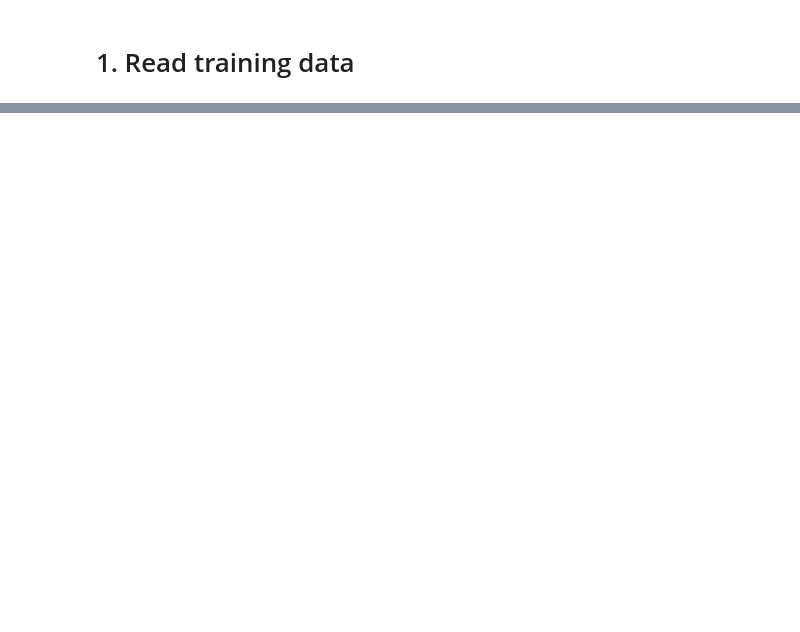
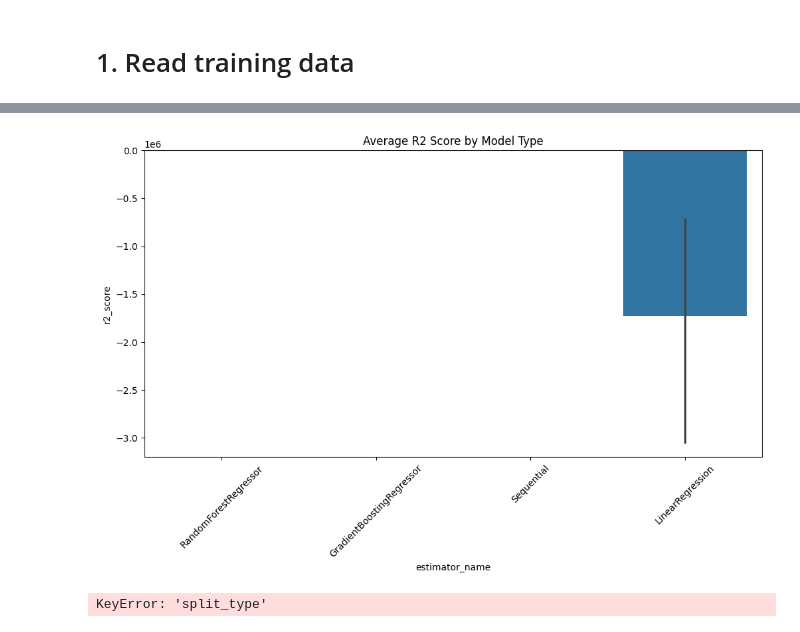
Before and after one commit to dfguerrerom/gwl-modeling, a Jupyter notebook: 3_west_sumatra_visual_interpretation.ipynb, the cells around one changed output, grey strips where cells are left out. Saved outputs shown, nothing was run; the diff lists cells and outputs as text; code cells hidden in the pictures; blank space fills up the shorter version.

```diff
--- a/3_west_sumatra_visual_interpretation.ipynb
+++ b/3_west_sumatra_visual_interpretation.ipynb
@@ -240,6 +219,42 @@ plt.ylabel('RMSE')
 plt.show()
 
 print("Average RMSE across splits:", np.mean(evaluation_results))
+# %%
+results_df = pd.read_csv("data/13_estimation_results/center_multiple_models_cross_validation_results_sorted_2.csv")
+# %%
+import pandas as pd
+import matplotlib.pyplot as plt
+import seaborn as sns
+
+# Assuming phu_cross_validation_results is a list of dictionaries
+results_df = pd.DataFrame(results_df)
+
+# Summary statistics
+summary_stats = results_df[['r2_score', 'rmse', 'pearson_r']].describe()
+
+# Performance by model type
+model_performance = results_df.groupby('estimator_name')[['r2_score', 'rmse', 'pearson_r']].mean()
+
+# Plotting model performance
+plt.figure(figsize=(12, 6))
+sns.barplot(x='estimator_name', y='r2_score', data=results_df)
+plt.title('Average R2 Score by Model Type')
+plt.xticks(rotation=45)
+plt.show()
+
+# Analyze performance by split type
+split_performance = results_df.groupby('split_type')[['r2_score', 'rmse', 'pearson_r']].mean()
+
+# Print the summary statistics and model performance
+print(summary_stats)
+print(model_performance)
+print(split_performance)
+
+# Handle failures
+print("Failed PHUs:", failed_phus)
+# %% [output]
+[figure, added]
+KeyError: 'split_type'
 # %%
 
 # PCA TEST
```
Also changed, not shown: parts of 7 cells of this notebook, 1 other file.
